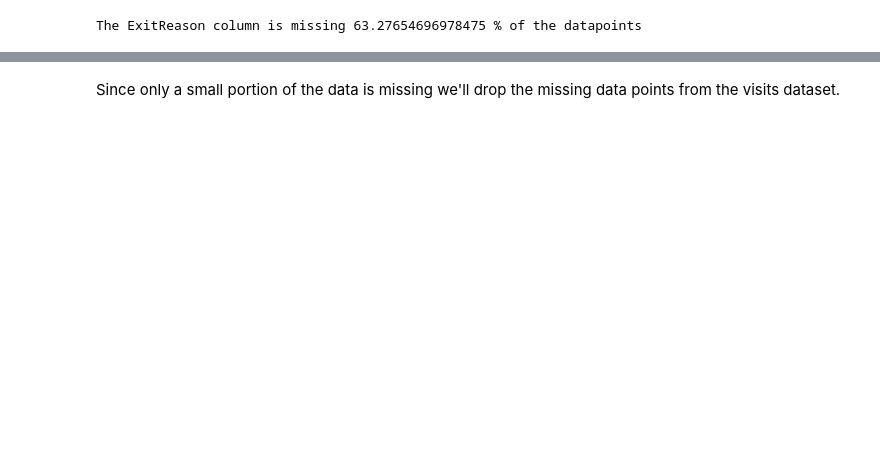
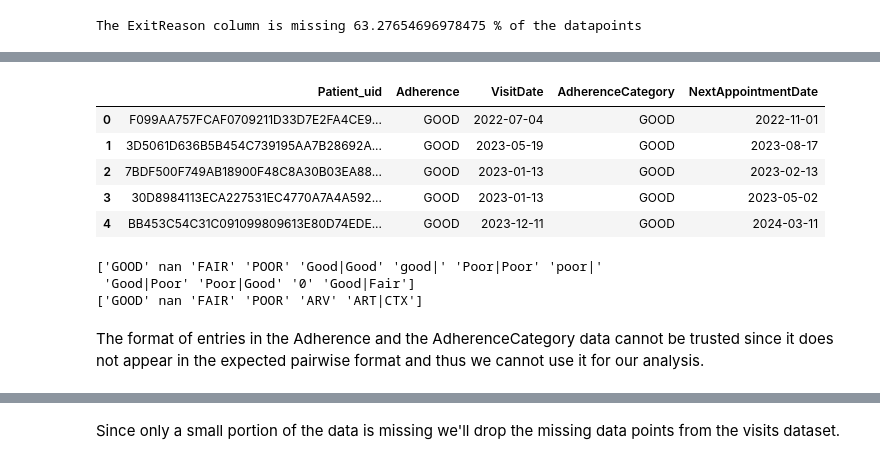
Before and after one commit to Philipmwasi/Patient-Risk-EDA-KeHMIS, a Jupyter notebook: Untitled.ipynb, the cells around one changed output, grey strips where cells are left out. Saved outputs shown, nothing was run; the diff lists cells and outputs as text; code cells hidden in the pictures; blank space fills up the shorter version.

```diff
--- a/Untitled.ipynb
+++ b/Untitled.ipynb
@@ -285,4 +298,29 @@ dtypes: int64(1), object(4)
 memory usage: 411.4+ MB
+# %%
+# Convert VisitDate column to datetime data type
+patient_visits['VisitDate'] = pd.to_datetime(patient_visits['VisitDate'])
+
+# Convert NextAppointmentDate column to datetime data type
+patient_visits['NextAppointmentDate'] = pd.to_datetime(patient_visits['NextAppointmentDate'])
+
+patient_visits.head()
+# %% [output]
+|  | Patient_uid | Adherence | VisitDate | AdherenceCategory | NextAppointmentDate |
+| 0 | F099AA757FCAF0709211D33D7E2FA4CE9... | GOOD | 2022-07-04 | GOOD | 2022-11-01 |
+| 1 | 3D5061D636B5B454C739195AA7B28692A... | GOOD | 2023-05-19 | GOOD | 2023-08-17 |
+| 2 | 7BDF500F749AB18900F48C8A30B03EA88... | GOOD | 2023-01-13 | GOOD | 2023-02-13 |
+| 3 | 30D8984113ECA227531EC4770A7A4A592... | GOOD | 2023-01-13 | GOOD | 2023-05-02 |
+| 4 | BB453C54C31C091099809613E80D74EDE... | GOOD | 2023-12-11 | GOOD | 2024-03-11 |
+# %%
+# checking for the unique values of the adherence categories
+print(patient_visits['Adherence'].unique())
+print(patient_visits['AdherenceCategory'].unique())
+# %% [output]
+['GOOD' nan 'FAIR' 'POOR' 'Good|Good' 'good|' 'Poor|Poor' 'poor|'
+ 'Good|Poor' 'Poor|Good' '0' 'Good|Fair']
+['GOOD' nan 'FAIR' 'POOR' 'ARV' 'ART|CTX']
+# %% [markdown]
+The format of entries in the Adherence and the AdherenceCategory data cannot be trusted since it does not appear in the expected pairwise format and thus we cannot use it for our analysis.
 # %%
 # Checking for na values
 patient_visits.isna().sum()
```
Also changed, not shown: parts of 46 cells of this notebook.
